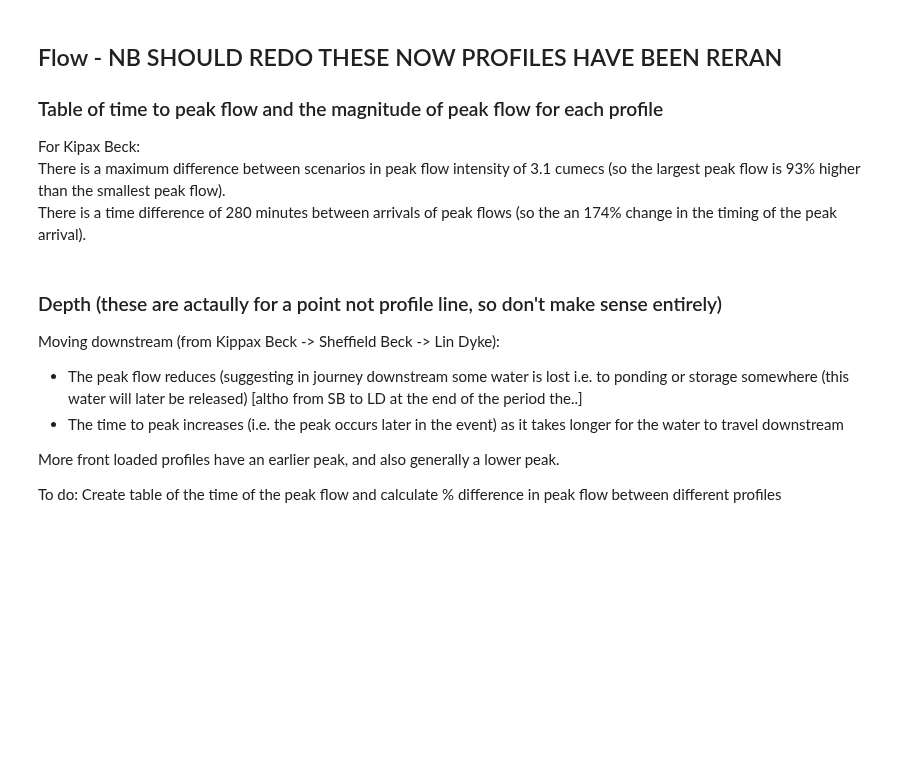
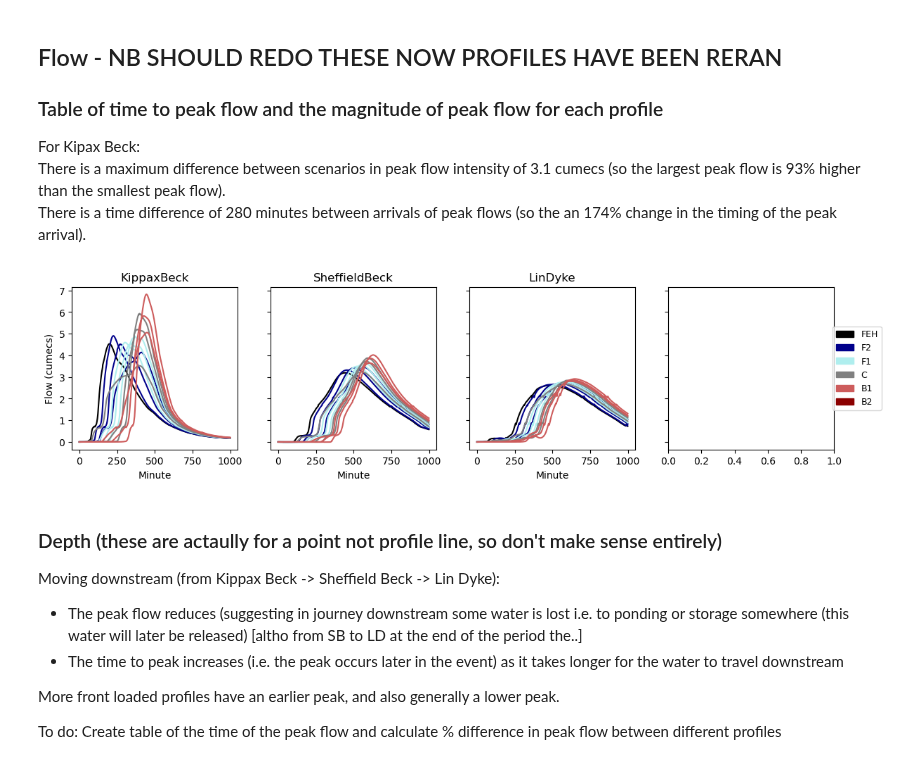
Before and after one commit to masher92/UKCP18, a Jupyter notebook: CatchmentAnalysis/ProcessModelResults/Analysis.ipynb, the cells around one changed output. Cells and saved outputs as stored; diff of their text form; code cells hidden in the pictures; blank space fills up the shorter version.

```diff
--- a/CatchmentAnalysis/ProcessModelResults/Analysis.ipynb
+++ b/CatchmentAnalysis/ProcessModelResults/Analysis.ipynb
@@ -456,20 +455,32 @@ Within Hec-Ras profile line are constructed at several points in the catchment (
 For Kipax Beck:
 There is a maximum difference between scenarios in peak flow intensity of 3.1 cumecs (so the largest peak flow is 93% higher than the smallest peak flow).
 There is a time difference of 280 minutes between arrivals of peak flows (so the an 174% change in the timing of the peak arrival).
+# %%
+methods=methods[1:]
+column_names = ['Time (03/08/2022)']
+for method in methods:
+    column_names.append(method + ' [Post Processed] (CMS)')
 # %%
-# fig, axs = plt.subplots(nrows=1, ncols=3, figsize = (14,3), sharey=True)
-# for axs_numb, profile_line in enumerate(['KippaxBeck', 'SheffieldBeck', 'LinDyke']):
-#     flow_timeseries = pd.read_csv(model_directory + "ProfileLines/{}/Flow_timeseries.csv".format(profile_line))[columns_obs]
-#     for number, column in enumerate(flow_timeseries.columns[1:]):
-#         axs[axs_numb].plot(flow_timeseries[column], color = cluster_results['colour'][number])
-#         axs[axs_numb].set_title(profile_line)
-#         axs[axs_numb].set_xlabel('Minute')
-#         axs[axs_numb].set_ylabel('Flow (cumecs)')
-# # Legend
-# colors = ['black','darkblue', 'paleturquoise', 'grey', 'indianred', 'darkred']
-# texts = ['FEH','F2','F1','C', 'B1', 'B2']
-# patches = [ mpatches.Patch(color=colors[i], label="{:s}".format(texts[i]) ) for i in range(len(texts)) ]
-# plt.legend(handles=patches, bbox_to_anchor=(1.14, 0.5), loc='center', ncol=1, prop={'size': 9} )   ;
+fig, axs = plt.subplots(nrows=1, ncols=4, figsize = (14,3), sharey=True)
+for axs_numb, profile_line in enumerate(['KippaxBeck', 'SheffieldBeck', 'LinDyke']):
+    # Read in data and reorder columns
+    flow_timeseries = pd.read_csv(model_directory + "FlowLines/{}.csv".format(profile_line))[column_names]
+    # Trim off end
+    flow_timeseries = flow_timeseries[:1000]
+    # Plot each line
+    for number, column in enumerate(flow_timeseries.columns[1:]):
+        axs[axs_numb].plot(flow_timeseries[column], color = cluster_results['colour'][number])
+        axs[axs_numb].set_title(profile_line)
+        axs[axs_numb].set_xlabel('Minute')
+        if axs_numb ==0:
+            axs[axs_numb].set_ylabel('Flow (cumecs)')
+# Legend
+colors = ['black','darkblue', 'paleturquoise', 'grey', 'indianred', 'darkred']
+texts = ['FEH','F2','F1','C', 'B1', 'B2']
+patches = [ mpatches.Patch(color=colors[i], label="{:s}".format(texts[i]) ) for i in range(len(texts)) ]
+plt.legend(handles=patches, bbox_to_anchor=(1.14, 0.5), loc='center', ncol=1, prop={'size': 9} )   ;
+# %% [output]
+[figure, added]
 # %%
 # df = pd.DataFrame({'profile':flow_timeseries.columns[1:], 'Time to peak flow (mins)':mins_peak_from_start,
 #              'Peak flow intensity (cumecs)':max_vals})
```
Also changed, not shown: parts of 18 cells of this notebook, 9 other files.
